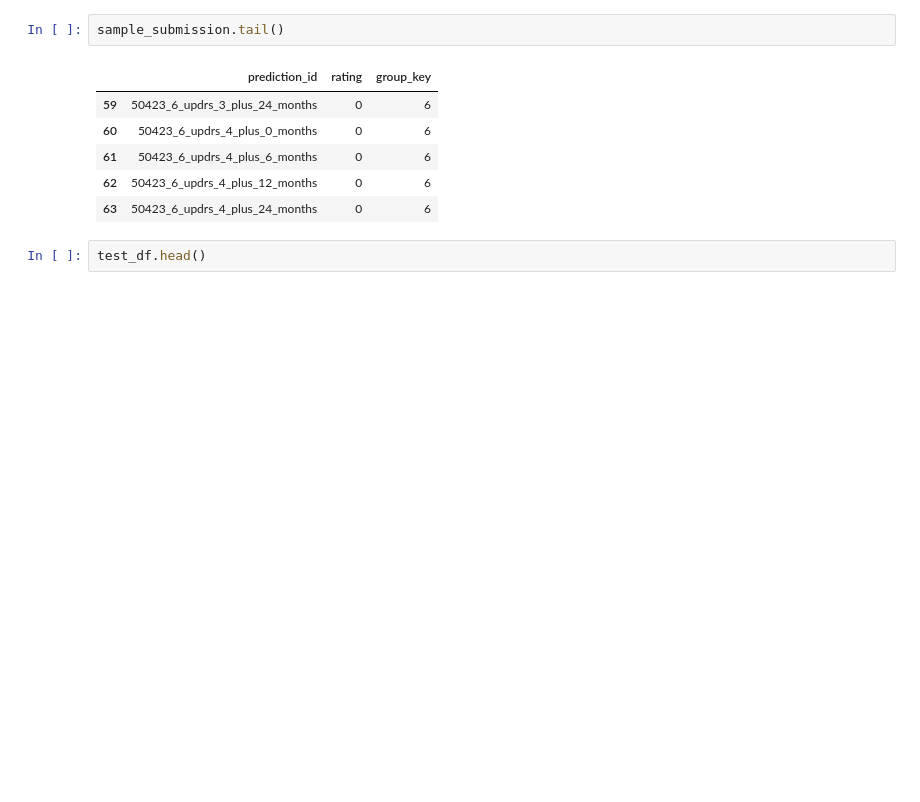
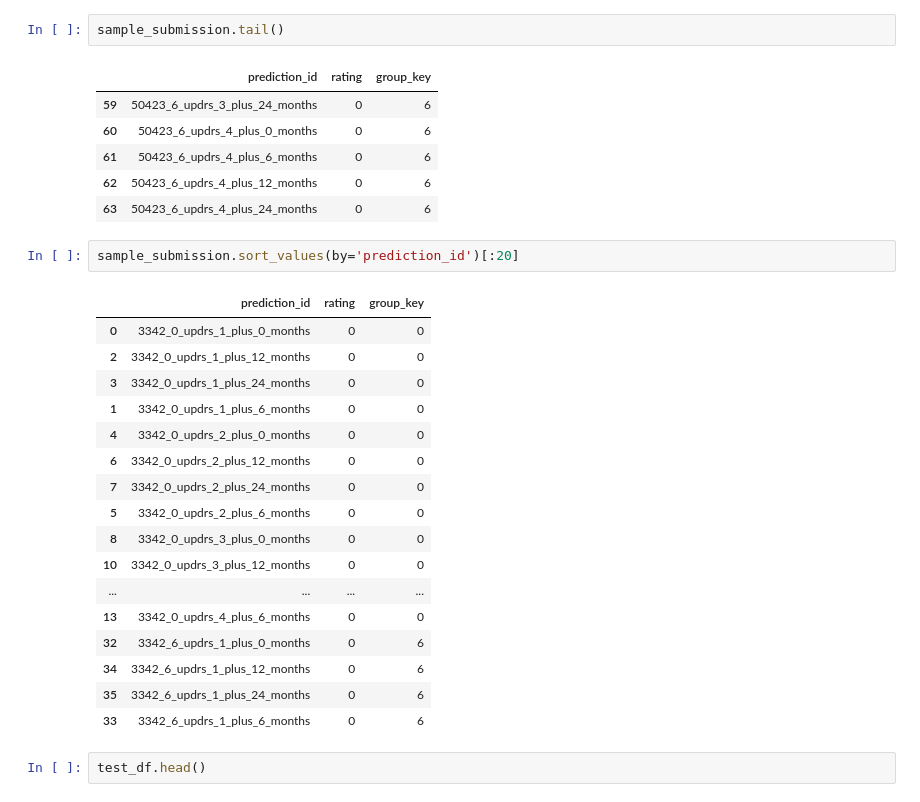
Before and after one commit to dagartga/Boosted-Models-for-Parkinsons-Prediction, a Jupyter notebook: parkinsons_1/notebooks/EDA_RandomForest.ipynb, the cells around one changed output. Cells and saved outputs as stored; diff of their text form; blank space fills up the shorter version.

```diff
--- a/parkinsons_1/notebooks/EDA_RandomForest.ipynb
+++ b/parkinsons_1/notebooks/EDA_RandomForest.ipynb
@@ -39,6 +39,26 @@ sample_submission.tail()
 | 61 | 50423_6_updrs_4_plus_6_months | 0 | 6 |
 | 62 | 50423_6_updrs_4_plus_12_months | 0 | 6 |
 | 63 | 50423_6_updrs_4_plus_24_months | 0 | 6 |
+# %%
+sample_submission.sort_values(by='prediction_id')[:20]
+# %% [output]
+|  | prediction_id | rating | group_key |
+| 0 | 3342_0_updrs_1_plus_0_months | 0 | 0 |
+| 2 | 3342_0_updrs_1_plus_12_months | 0 | 0 |
+| 3 | 3342_0_updrs_1_plus_24_months | 0 | 0 |
+| 1 | 3342_0_updrs_1_plus_6_months | 0 | 0 |
+| 4 | 3342_0_updrs_2_plus_0_months | 0 | 0 |
+| 6 | 3342_0_updrs_2_plus_12_months | 0 | 0 |
+| 7 | 3342_0_updrs_2_plus_24_months | 0 | 0 |
+| 5 | 3342_0_updrs_2_plus_6_months | 0 | 0 |
+| 8 | 3342_0_updrs_3_plus_0_months | 0 | 0 |
+| 10 | 3342_0_updrs_3_plus_12_months | 0 | 0 |
+| ... | ... | ... | ... |
+| 13 | 3342_0_updrs_4_plus_6_months | 0 | 0 |
+| 32 | 3342_6_updrs_1_plus_0_months | 0 | 6 |
+| 34 | 3342_6_updrs_1_plus_12_months | 0 | 6 |
+| 35 | 3342_6_updrs_1_plus_24_months | 0 | 6 |
+| 33 | 3342_6_updrs_1_plus_6_months | 0 | 6 |
 # %%
 test_df.head()
 # %% [output]
```
Also changed, not shown: parts of 13 cells of this notebook, 2 other files.
